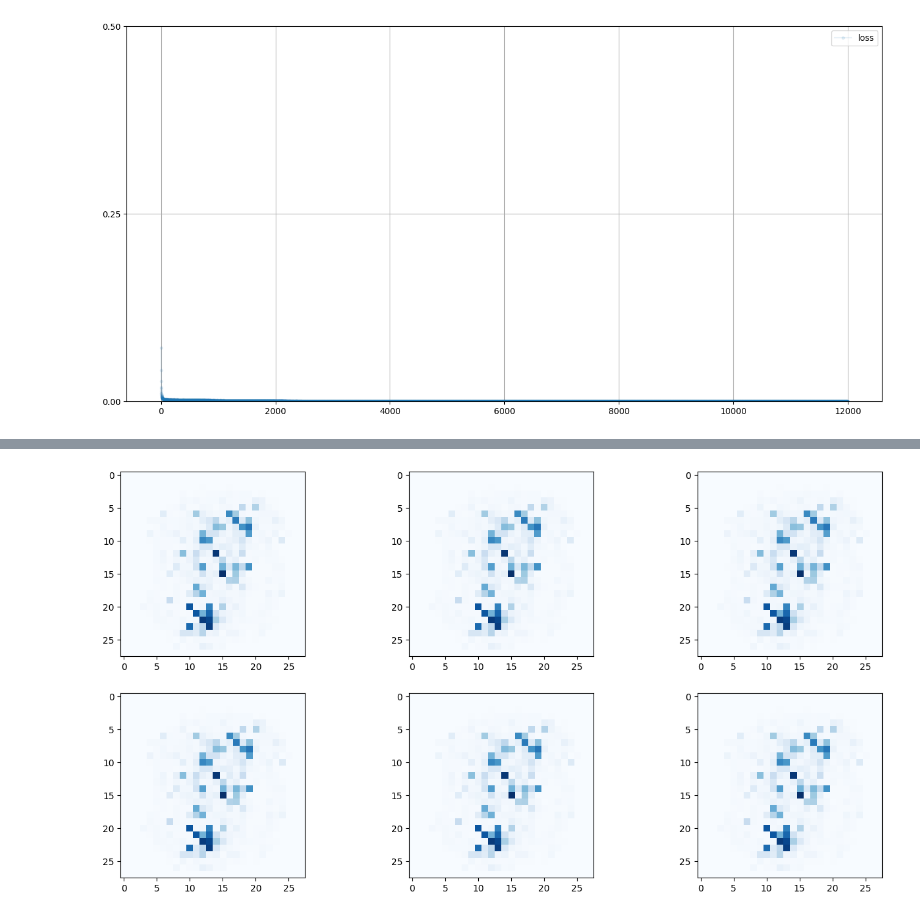
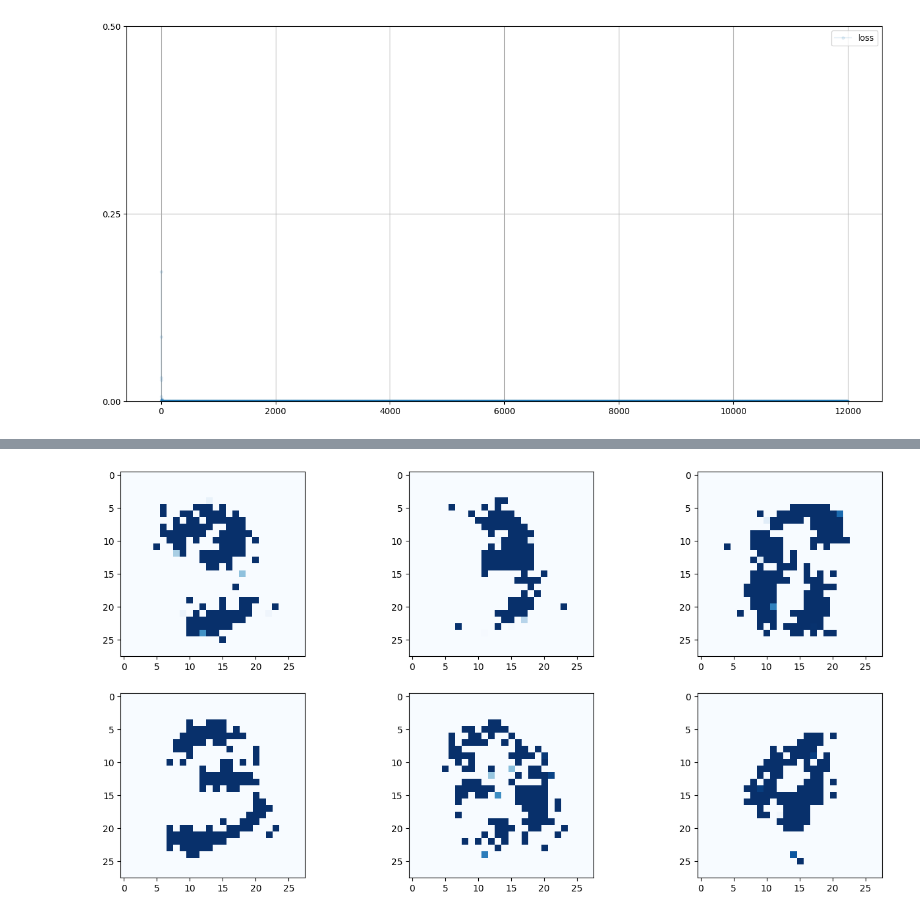
Before and after one commit to bentan2013/study-deep-learning, a Jupyter notebook: gan/gan_mnist.ipynb, the cells around one changed output, grey strips where cells are left out. Drawn from its saved outputs; the diff is of its cells as text; code cells hidden in the pictures.

Commit message:
update gan mnist

```diff
--- a/gan/gan_mnist.ipynb
+++ b/gan/gan_mnist.ipynb
@@ -14,16 +14,17 @@ class Discriminator(nn.Module):
         # define the network
         self.model = nn.Sequential(
             nn.Linear(784, 200),
-            nn.Sigmoid(),
+            nn.LeakyReLU(0.02),
+            nn.LayerNorm(200),
             nn.Linear(200, 1),
             nn.Sigmoid()
         )
 
         # define the loss function
-        self.loss_function = nn.MSELoss()
+        self.loss_function = nn.BCELoss()
 
         # define the optimiser
-        self.optimiser = torch.optim.SGD(self.parameters(), lr=0.01)
+        self.optimiser = torch.optim.Adam(self.parameters(), lr=0.01)
 
         # define the counter
         self.count = 0
@@ -48,6 +49,7 @@ class Discriminator(nn.Module):
             if self.count % 1000 == 0:
                 print(f"counter ={self.count}, loss={loss.item()} ")
 
+
     def plot_progress(self):
         df = pd.DataFrame(self.progress, columns=['loss'])
         df.plot(ylim=(0), figsize=(16, 8), alpha=0.1, marker='.', grid=True, yticks=(0, 0.25, 0.5))
@@ -90,3 +92,6 @@ def generate_random(size=4):
     return torch.rand(size)
 
 generate_random()
+
+def generate_noise(size=4):
+    return torch.randn(size)
@@ -157,14 +160,15 @@ class Generator(nn.Module):
 
         # define the network
         self.model = nn.Sequential(
-            nn.Linear(1, 200),
-            nn.Sigmoid(),
+            nn.Linear(100, 200),
+            nn.LeakyReLU(0.02),
+            nn.LayerNorm(200),
             nn.Linear(200, 784),
             nn.Sigmoid()
         )
 
         # define the optimiser
-        self.optimiser = torch.optim.SGD(self.parameters(), lr=0.01)
+        self.optimiser = torch.optim.Adam(self.parameters(), lr=0.01)
 
         # define the counter
         self.count = 0
@@ -203,9 +207,10 @@ plt.imshow(img, interpolation='none', cmap='Blues')
 # %%
 D = Discriminator()
 G = Generator()
-
-for label, image_data_tensor, target_tensor in mnist_dataset:
-    D.train(image_data_tensor, torch.FloatTensor([1.0]))
-    D.train(G.forward(generate_random(1)), torch.FloatTensor([0.0]))
-    G.train(D, generate_random(1), torch.FloatTensor([1.0]))
+epchos = 4
+for i in range(epchos):
+    for label, image_data_tensor, target_tensor in mnist_dataset:
+        D.train(image_data_tensor, torch.FloatTensor([1.0]))
+        D.train(G.forward(generate_noise(100)).detach(), torch.FloatTensor([0.0]))
+        G.train(D, generate_noise(100), torch.FloatTensor([1.0]))
 # %% [output]
@@ -229,7 +236,7 @@ counter =120000, loss=0.05803949758410454
 # %%
 f, axarr = plt.subplots(2, 3, figsize=(16, 8))
 for i in range(2):
     for j in range(3):
-        axarr[i, j].imshow(G.forward(generate_random(1)).detach().numpy().reshape(28, 28), cmap='Blues')
+        axarr[i, j].imshow(G.forward(generate_noise(100)).detach().numpy().reshape(28, 28), cmap='Blues')
 # %% [output]
-[figure, old version]
+[figure, new version]
```
Also changed, not shown: parts of 7 cells of this notebook.
